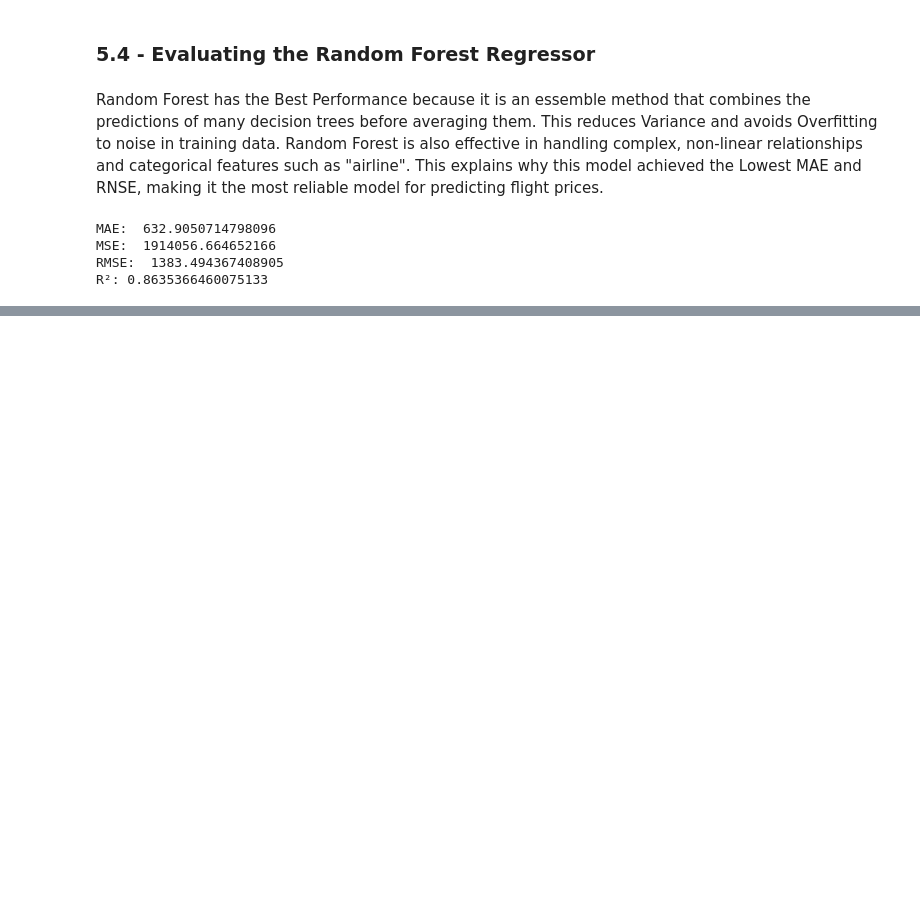
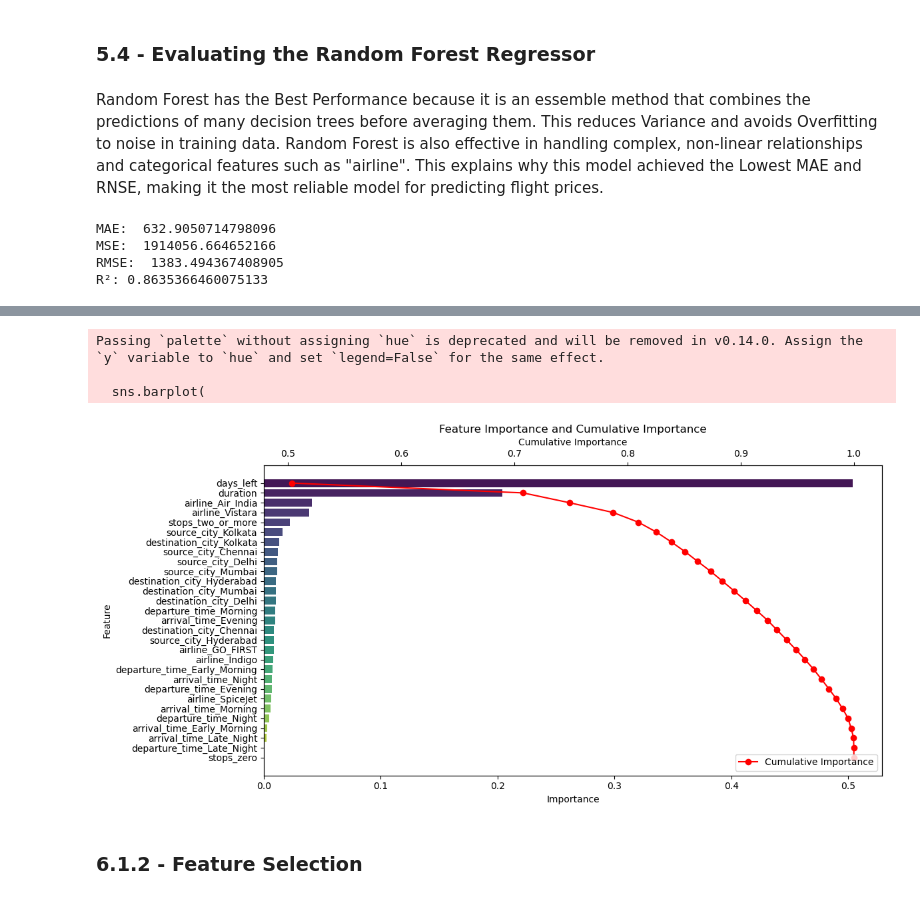
Before and after one commit to Justin-TP/mldp-project, a Jupyter notebook: MLDP Program Codes Submission Template.ipynb, the cells around one changed output, grey strips where cells are left out. Cells and saved outputs as stored; diff of their text form; code cells hidden in the pictures; blank space fills up the shorter version.

Commit message:
Implemented Feature Selection (Iterative Model Deployment)

```diff
--- a/MLDP Program Codes Submission Template.ipynb
+++ b/MLDP Program Codes Submission Template.ipynb
@@ -472,0 +473,9 @@ R²: 0.8635366460075133
+# %%
+df_rf_feat_impt = pd.DataFrame({
+    "Feature": rf.feature_names_in_,
+    "Importance": rf.feature_importances_
+}).sort_values(by="Importance", ascending=False)
+
+df_rf_feat_impt["Cumulative Importance"] = df_rf_feat_impt["Importance"].cumsum()
+
+df_rf_feat_impt
@@ -472,0 +500,43 @@ R²: 0.8635366460075133
+# %%
+# Sort features by importance (already done in your df_rf_feat_impt)
+plt.figure(figsize=(12,6))
+
+# Barplot of feature importance
+sns.barplot(
+    x="Importance",
+    y="Feature",
+    data=df_rf_feat_impt,
+    palette="viridis"
+)
+
+# Add cumulative importance line on secondary x-axis
+ax1 = plt.gca()
+ax2 = ax1.twiny()  # create secondary x-axis
+
+ax2.plot(
+    df_rf_feat_impt["Cumulative Importance"],
+    df_rf_feat_impt["Feature"],
+    color="red",
+    marker="o",
+    linestyle="-",
+    label="Cumulative Importance"
+)
+
+# Titles and labels
+ax1.set_title("Feature Importance and Cumulative Importance")
+ax1.set_xlabel("Importance")
+ax1.set_ylabel("Feature")
+ax2.set_xlabel("Cumulative Importance")
+
+# Add legend for cumulative line
+ax2.legend(loc="lower right")
+
+plt.tight_layout()
+plt.show()
+# %% [output]
+Passing `palette` without assigning `hue` is deprecated and will be removed in v0.14.0. Assign the `y` variable to `hue` and set `legend=False` for the same effect.
+
+  sns.barplot(
+[figure, added]
+# %% [markdown]
+### 6.1.2 - Feature Selection
```
Also changed, not shown: parts of 10 cells of this notebook.
